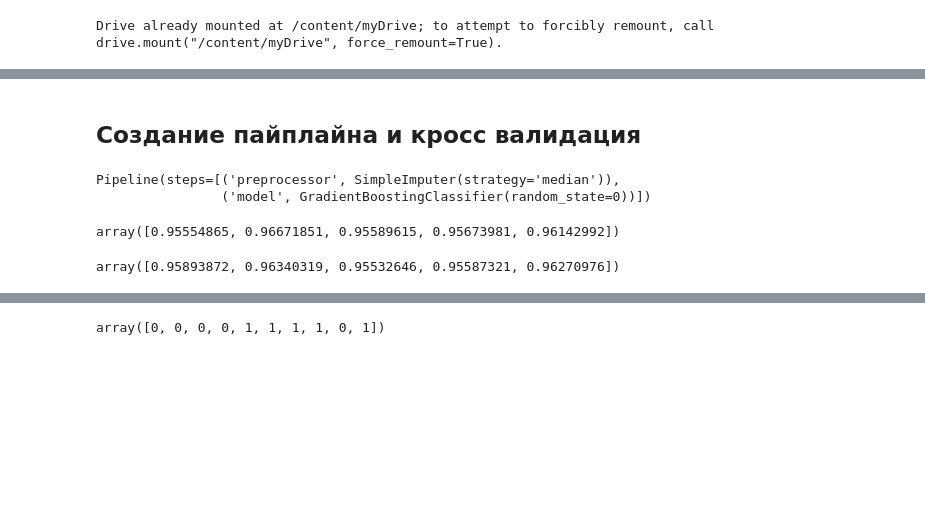
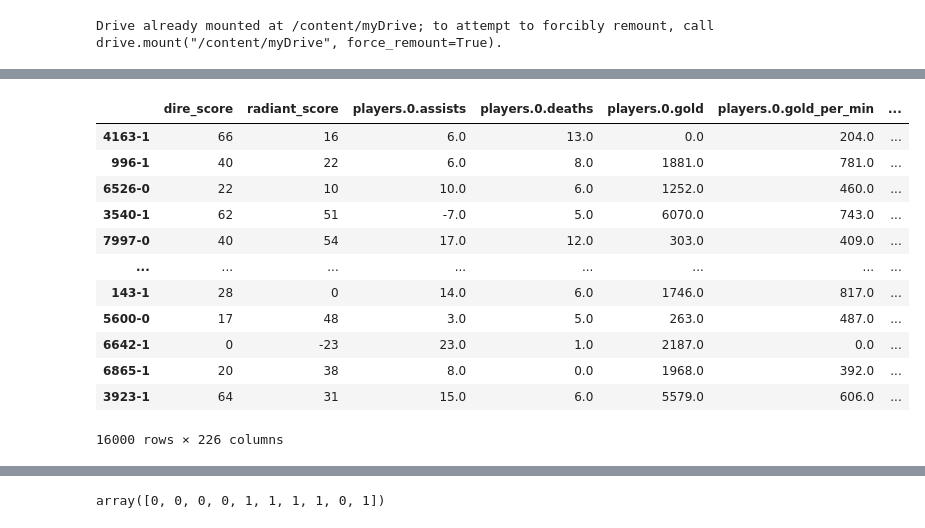
Before and after one commit to MichaelYaskevich/urfu-ml-dota, a Jupyter notebook: src/Dota.ipynb, the cells around one changed output, grey strips where cells are left out. Cells and saved outputs as stored; diff of their text form; code cells hidden in the pictures; blank space fills up the shorter version.

```diff
--- a/src/Dota.ipynb
+++ b/src/Dota.ipynb
@@ -341,35 +180,49 @@ X
+# %%
+sep = '.'
+aug_x = {}
+for k in tqdm(x_as_dict.keys()):
+    j, z = np.random.randint(5, 10, size=2) # будем свапать игроков из ондной группы в reversed_game
+    reversed_game = {}
+    for key in x_as_dict[k].keys():
+        parts_of_key = key.split(sep)
+        if parts_of_key[0] == 'players':
+            i = int(parts_of_key[1])
+            w = i
+            if i == j:
+                w = z
+            elif i == z:
+                w = j
+            reversed_key = parts_of_key[0] + sep + str(9 - i) + sep + sep.join(parts_of_key[2:])
+            if reversed_key not in x_as_dict[k]:
+                reversed_game[key] = None
+            else:
+                reversed_game[key] = x_as_dict[k][reversed_key]
+        else:
+            reversed_game[key] = x_as_dict[k][key]
+    reversed_game['radiant_score'] = x_as_dict[k]['dire_score']
+    reversed_game['dire_score'] = x_as_dict[k]['radiant_score']
+    x_as_dict[k]['target'] = y_train[k]
+    reversed_game['target'] = 1 - y_train[k]
+    aug_x[f'{k}-0'] = x_as_dict[k]
+    aug_x[f'{k}-1'] = reversed_game
+# %%
+from sklearn.utils import shuffle
+X = shuffle(pd.DataFrame.from_dict(aug_x, orient='index'))
+X
+# %% [output]
+|  | dire_score | radiant_score | players.0.assists | players.0.deaths | players.0.gold | players.0.gold_per_min | ... |
+| 4163-1 | 66 | 16 | 6.0 | 13.0 | 0.0 | 204.0 | ... |
+| 996-1 | 40 | 22 | 6.0 | 8.0 | 1881.0 | 781.0 | ... |
+| 6526-0 | 22 | 10 | 10.0 | 6.0 | 1252.0 | 460.0 | ... |
+| 3540-1 | 62 | 51 | -7.0 | 5.0 | 6070.0 | 743.0 | ... |
+| 7997-0 | 40 | 54 | 17.0 | 12.0 | 303.0 | 409.0 | ... |
+| ... | ... | ... | ... | ... | ... | ... | ... |
+| 143-1 | 28 | 0 | 14.0 | 6.0 | 1746.0 | 817.0 | ... |
+| 5600-0 | 17 | 48 | 3.0 | 5.0 | 263.0 | 487.0 | ... |
+| 6642-1 | 0 | -23 | 23.0 | 1.0 | 2187.0 | 0.0 | ... |
+| 6865-1 | 20 | 38 | 8.0 | 0.0 | 1968.0 | 392.0 | ... |
+| 3923-1 | 64 | 31 | 15.0 | 6.0 | 5579.0 | 606.0 | ... |
+16000 rows × 226 columns
 # %%
 X_train = X[X.columns[:-1]]
 y_train = X['target']
-# %% [markdown]
-## Создание пайплайна и кросс валидация
-# %%
-from sklearn.impute import SimpleImputer
-from sklearn.ensemble import GradientBoostingClassifier
-from sklearn.pipeline import Pipeline
-from sklearn.compose import ColumnTransformer
-
-model = GradientBoostingClassifier(random_state=0)
-num_transformer = SimpleImputer(strategy="median")
-
-
-# preprocessor = ColumnTransformer(transformers=[
-#     ('numeric', num_transformer)
-# ])
-
-my_pipeline = Pipeline(steps=[
-    ('preprocessor', num_transformer),
-    ('model', model)
-])
-my_pipeline
-# %% [output]
-Pipeline(steps=[('preprocessor', SimpleImputer(strategy='median')),
-                ('model', GradientBoostingClassifier(random_state=0))])
-# %%
-cross_val_score(my_pipeline, X_train, y_train, scoring='f1')
-# %% [output]
-array([0.95554865, 0.96671851, 0.95589615, 0.95673981, 0.96142992])
-# %%
-cross_val_score(my_pipeline, X_train, y_train, scoring='f1')
-# %% [output]
-array([0.95893872, 0.96340319, 0.95532646, 0.95587321, 0.96270976])
```
Also changed, not shown: parts of 110 cells of this notebook, 2 other files.
